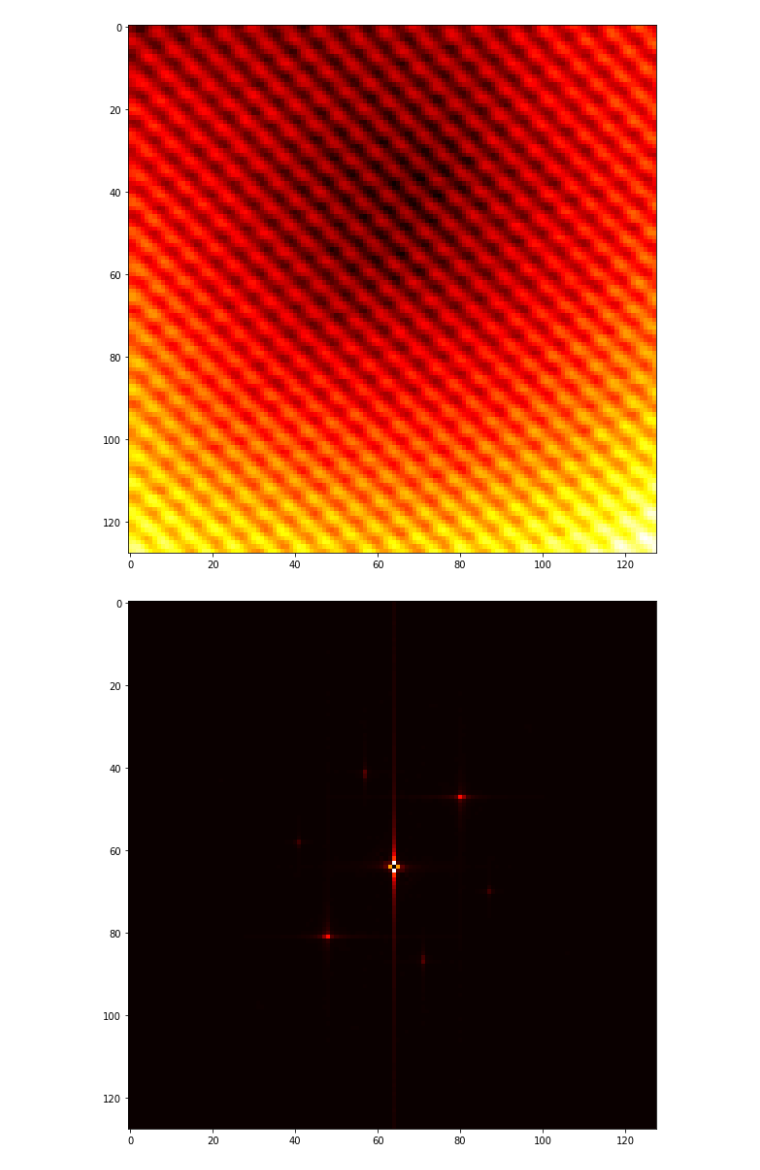
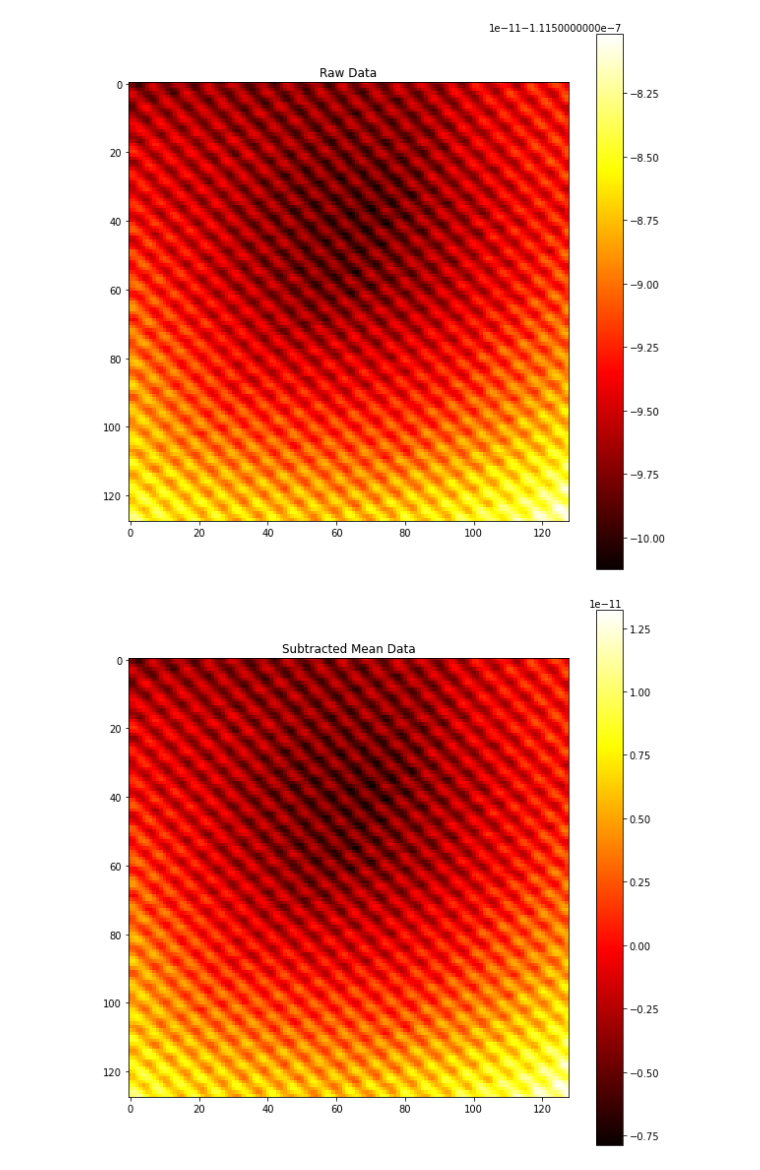
Before and after one commit to nimaser/moire-image-processing, a Jupyter notebook: data-extraction.ipynb, the cells around one changed output. Saved outputs shown, nothing was run; the diff lists cells and outputs as text; code cells hidden in the pictures.

Commit message:
working on plotting diagonals

```diff
--- a/data-extraction.ipynb
+++ b/data-extraction.ipynb
@@ -4,17 +4,21 @@
 
 import numpy as np
 import scipy as sp
+import scipy.ndimage as spnd
 import matplotlib.pyplot as plt
-import workflow as wf
+import utils as ut
+import cv2
+
+plt.rcParams["figure.figsize"] = (10, 10)
 # %%
 # get sxm data from file and plot it
 fname = "testing.sxm"
+data = ut.get_image_data(fname)
+ut.heatmap(data, "Raw Data")
 
-data = wf.subtract_mean(wf.get_image_data(fname))
-wf.heatmap(data)
-
-fftdata = wf.run_shifted_fft(data)
-wf.heatmap(abs(fftdata))
+# remove the mean so the scalar FFT component doesn't mess up our results
+data = ut.subtract_mean(data)
+ut.heatmap(data, "Subtracted Mean Data")
 # %% [output]
-[figure, old version]
+[figure, new version]
-[figure, old version]
+[figure, new version]
```
Also changed, not shown: parts of 9 cells of this notebook, 2 other files.
